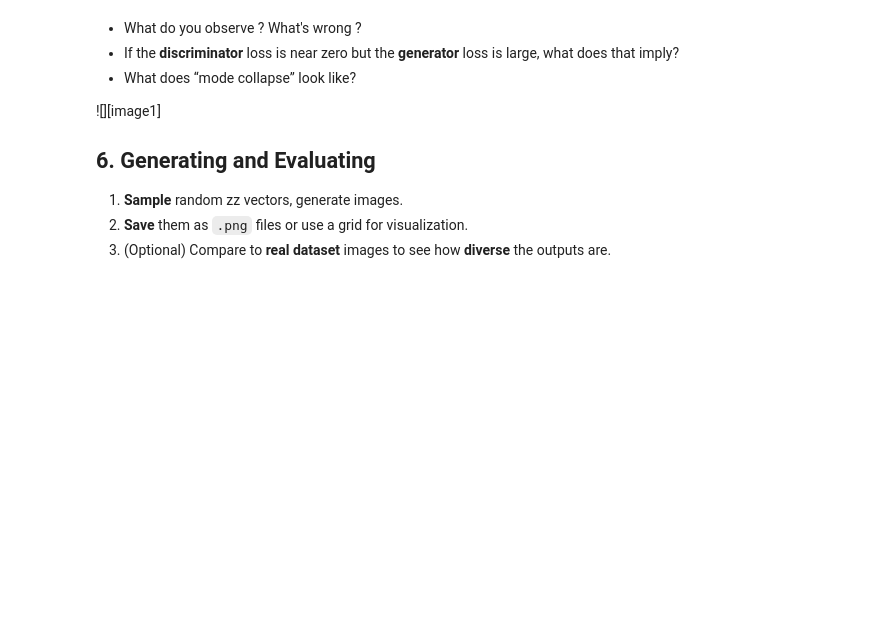
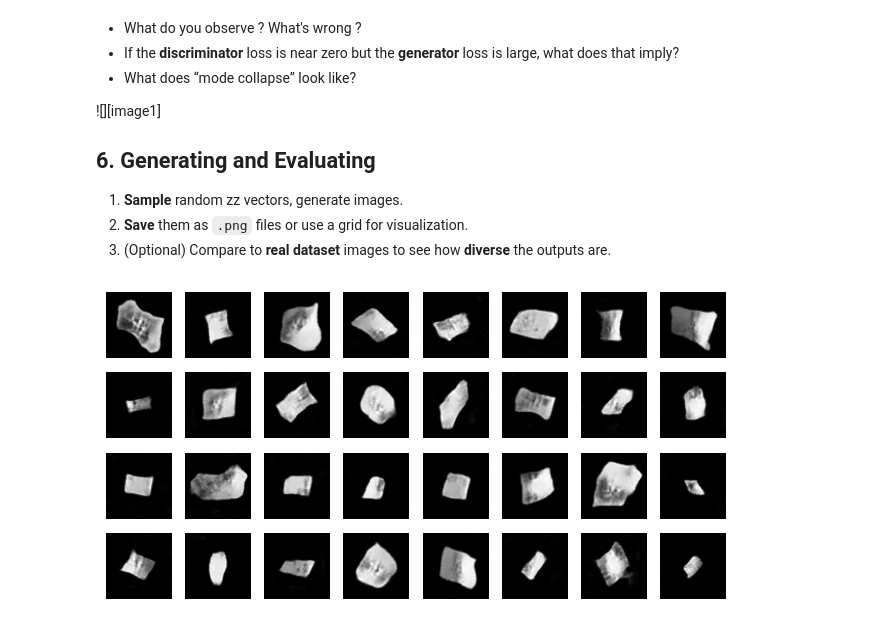
Before and after one commit to Maxime1295/GEN_IA_TP_2, a Jupyter notebook: TP2_1_gans.ipynb, the cells around one changed output. Drawn from its saved outputs; the diff is of its cells as text; code cells hidden in the pictures; blank space fills up the shorter version.

Commit message:
Add initial generator model weights file

```diff
--- a/TP2_1_gans.ipynb
+++ b/TP2_1_gans.ipynb
@@ -42,7 +42,7 @@ IMAGE_SIZE = 64       # Input/Output resolution
 CHANNELS = 1          # Grayscale = 1, for color use 3
 BATCH_SIZE = 128
 Z_DIM = 100           # Dim of latent vector
-EPOCHS = 100
+EPOCHS = 10
 LEARNING_RATE = 0.0002
 BETA1 = 0.5
 BETA2 = 0.999
@@ -250,10 +250,10 @@ for epoch in range(EPOCHS):
         # 1) Train Discriminator
         d_optimizer.zero_grad()
         # True labels near 1, with some noise
-        real_labels = torch.ones(BATCH_SIZE, 1, device=DEVICE)
+        real_labels = torch.ones(batch_size, 1, device=DEVICE)
         real_noisy_labels = real_labels - NOISE_PARAM * torch.rand_like(real_labels)
         # Fake labels near 0, with some noise
-        fake_labels = torch.zeros(BATCH_SIZE, 1, device=DEVICE)
+        fake_labels = torch.zeros(batch_size, 1, device=DEVICE)
         fake_noisy_labels = fake_labels + NOISE_PARAM * torch.rand_like(fake_labels)
 
         # Real images
@@ -313,6 +311,9 @@ KeyboardInterrupt:
 If dose work then you can use a pre-trained model:
 # %%
 # Load state dictionaries
+#modèle load depuis teams
+GEN_PATH = "tp2-1_simple_generator(1).pth"
+CRITIC_PATH="tp2-1_simple_discriminator.pth"
 generator.load_state_dict(torch.load(GEN_PATH, map_location=DEVICE))
 critic.load_state_dict(torch.load(CRITIC_PATH, map_location=DEVICE))
 generator.eval()
@@ -360,17 +381,19 @@ plt.show()
 # %%
 #--------------------------
 #  Sampling
 #--------------------------
 # Generate a grid of images from random noise
 grid_width, grid_height = (8, 4)
-z_sample = torch.xxx(xxx * xxx, xxx, 1, 1, device=DEVICE)
-gen_imgs = xxx(z_sample).cpu().detach()
+z_sample = torch.randn(8 * 8, Z_DIM, 1, 1, device=DEVICE)
+gen_imgs = generator(z_sample).cpu().detach()
 
 # Show them in a matplotlib grid
 fig = plt.figure(figsize=(grid_width, grid_height))
 for i in range(grid_width * grid_height):
     ax = fig.add_subplot(grid_height, grid_width, i + 1)
     ax.axis("off")
     # Each image shape: (1, 64, 64)
     ax.imshow(gen_imgs[i, 0, :, :], cmap="gray")
 plt.show()
+# %% [output]
+[figure, added]
```
Also changed, not shown: parts of 3 cells of this notebook, 4 other files.
